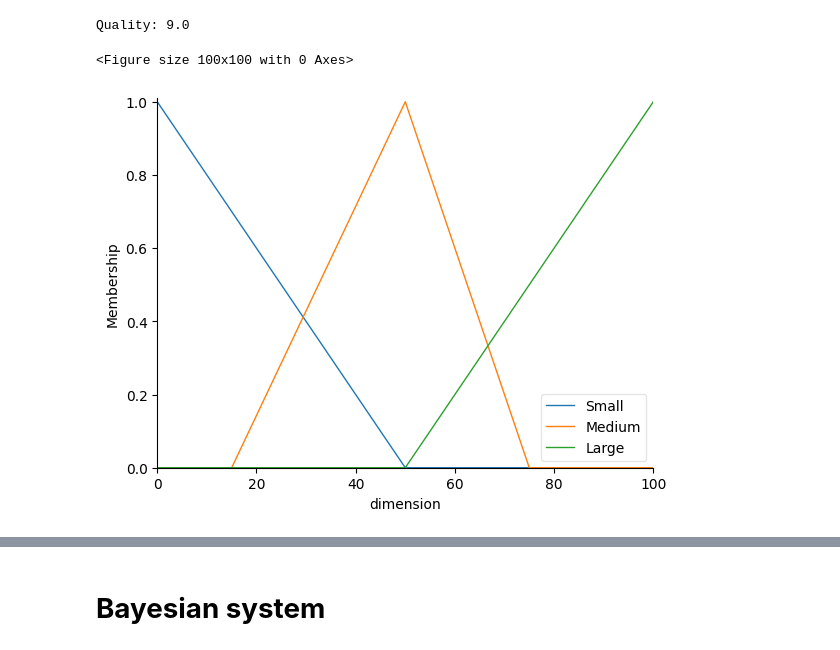
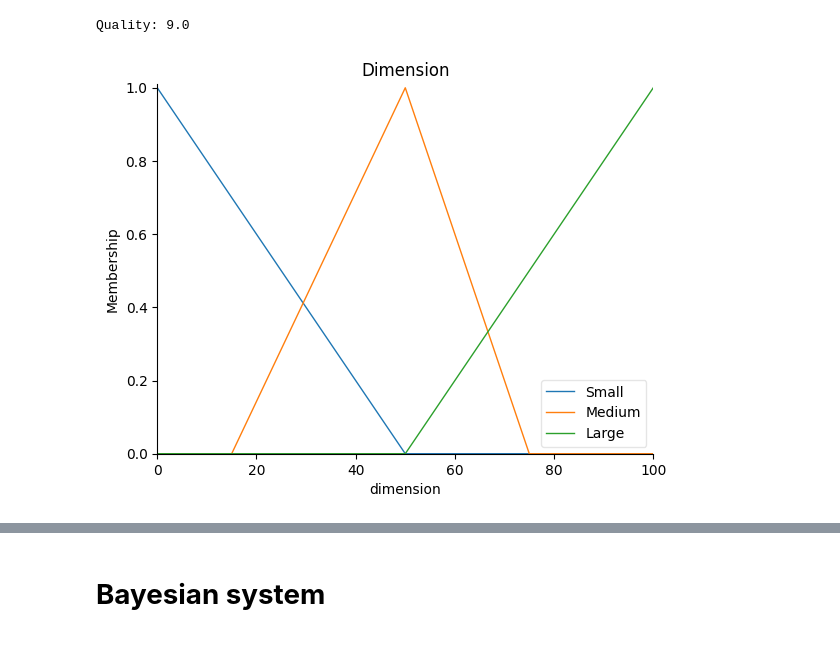
Before and after one commit to DiegoRaC14/UDLAP-AI, a Jupyter notebook: Fuzzy_Bayesian_systems_.ipynb, the cells around one changed output, grey strips where cells are left out. Saved outputs shown, nothing was run; the diff lists cells and outputs as text; code cells hidden in the pictures.

```diff
--- a/Fuzzy_Bayesian_systems_.ipynb
+++ b/Fuzzy_Bayesian_systems_.ipynb
@@ -80,6 +84,7 @@ Quality: 9.0
 # %%
 # Graphs
 dimension.view()
+plt.title("Dimension")
+plt.show()
 # %% [output]
-<Figure size 100x100 with 0 Axes>
-[figure, old version]
+[figure, new version]
```
Also changed, not shown: parts of 10 cells of this notebook.
